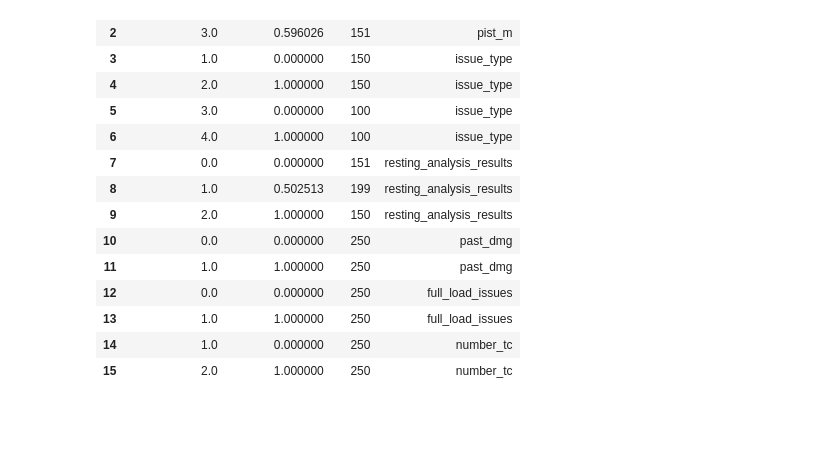
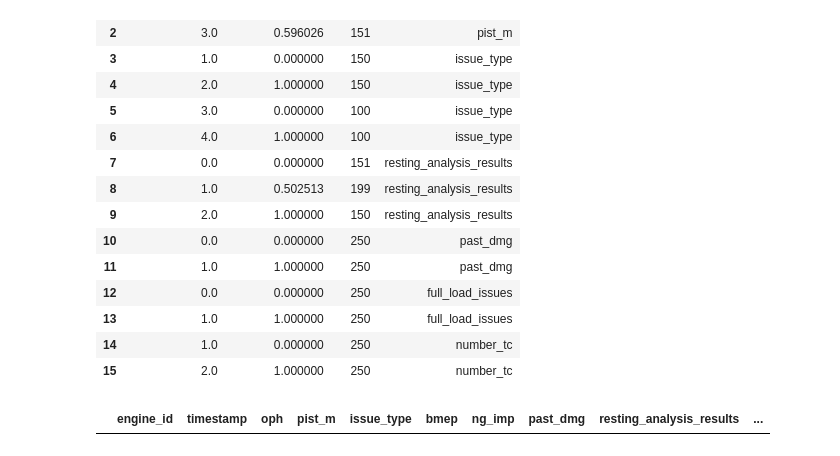
Before and after one commit to krenakxg/bi-case-study, a Jupyter notebook: analysis/01_DQ_EDA.ipynb, the cells around one changed output. Drawn from its saved outputs; the diff is of its cells as text; code cells hidden in the pictures; blank space fills up the shorter version.

```diff
--- a/input/01_DQ_EDA.ipynb
+++ b/analysis/01_DQ_EDA.ipynb
@@ -170,3 +144,7 @@ summary_df
 | 13 | 1.0 | 1.000000 | 250 | full_load_issues |
 | 14 | 1.0 | 0.000000 | 250 | number_tc |
 | 15 | 2.0 | 1.000000 | 250 | number_tc |
+# %%
+df[(df['past_dmg']==1)&(df['full_load_issues']==0)]
+# %% [output]
+|  | engine_id | timestamp | oph | pist_m | issue_type | bmep | ng_imp | past_dmg | resting_analysis_results | ... |
```
Also changed, not shown: parts of 14 cells of this notebook, 7 other files.
